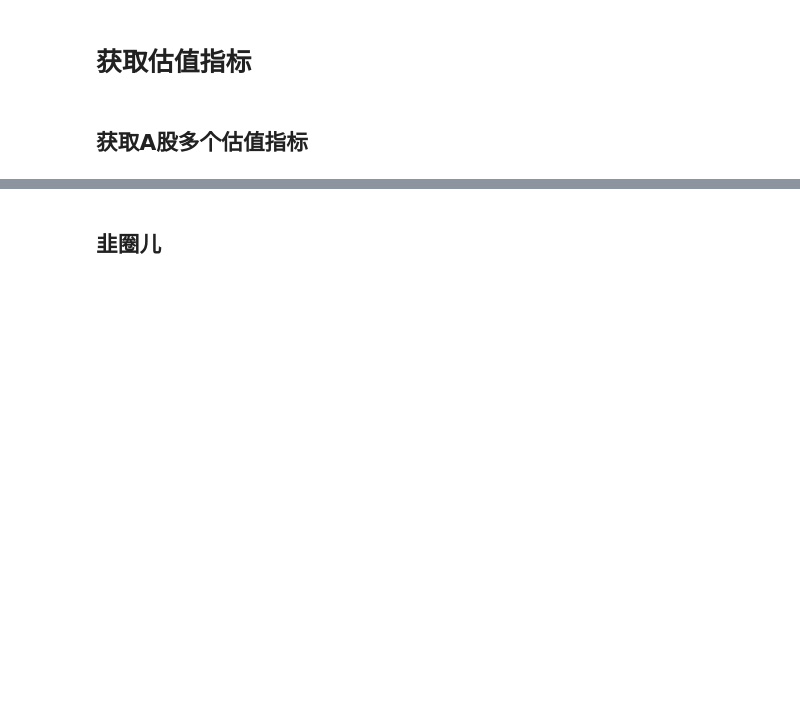
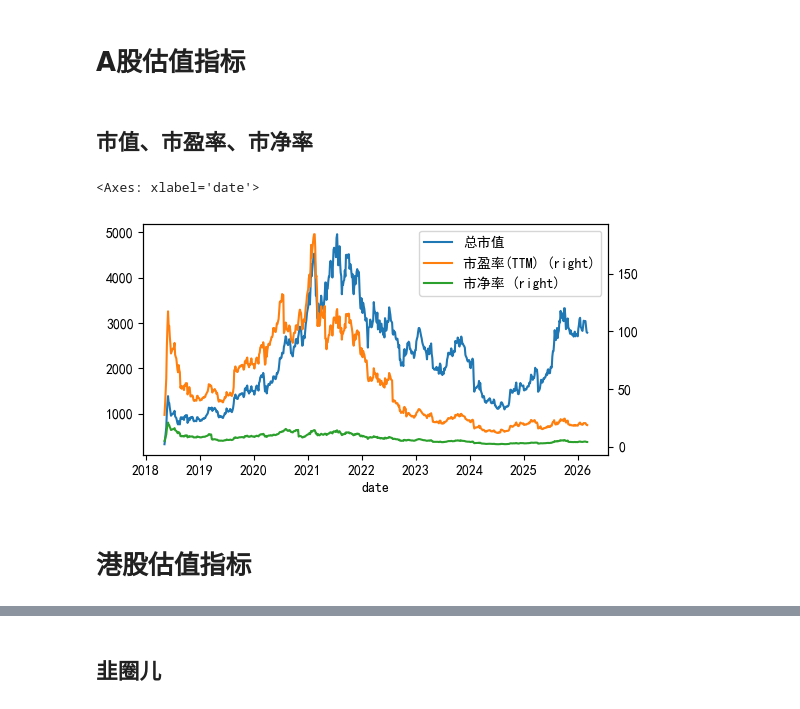
Before and after one commit to tcfh2016/knowledge-map, a Jupyter notebook: Finance/FinTech/akshare/估值指标/akshare_eva.ipynb, the cells around one changed output, grey strips where cells are left out. Saved outputs shown, nothing was run; the diff lists cells and outputs as text; code cells hidden in the pictures; blank space fills up the shorter version.

```diff
--- a/Finance/FinTech/akshare/估值指标/akshare_eva.ipynb
+++ b/Finance/FinTech/akshare/估值指标/akshare_eva.ipynb
@@ -1,4 +1,25 @@
 # %% [markdown]
-# 获取估值指标
+# A股估值指标
+# %% [markdown]
+## 市值、市盈率、市净率
+# %%
+import pandas as pd
+import akshare as ak
+import matplotlib.pyplot as plt
+
+plt.rcParams['axes.unicode_minus'] = False
+plt.rcParams['font.sans-serif'] = ['SimHei']
+
+indicator_dfs = []
+for ind in ['总市值', '市盈率(TTM)', '市净率']:
+    df = ak.stock_zh_valuation_baidu(symbol='603259', indicator=ind, period='全部')
+    df = df.set_index('date').rename(columns={'value':ind})
+    indicator_dfs.append(df)
+
+df = pd.concat(indicator_dfs, axis=1)
+df.plot(figsize=(6, 3), secondary_y=['市盈率(TTM)', '市净率'])
+# %% [output]
+<Axes: xlabel='date'>
+[figure, added]
 # %% [markdown]
-## 获取A股多个估值指标
+# 港股估值指标
```
Also changed, not shown: parts of 10 cells of this notebook, 16 other files.
